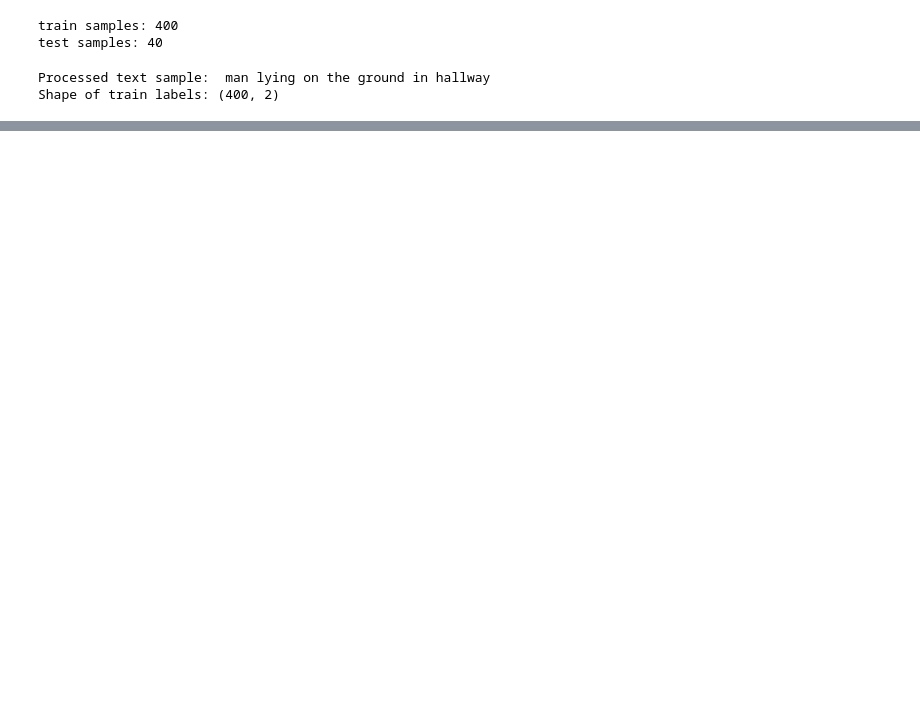
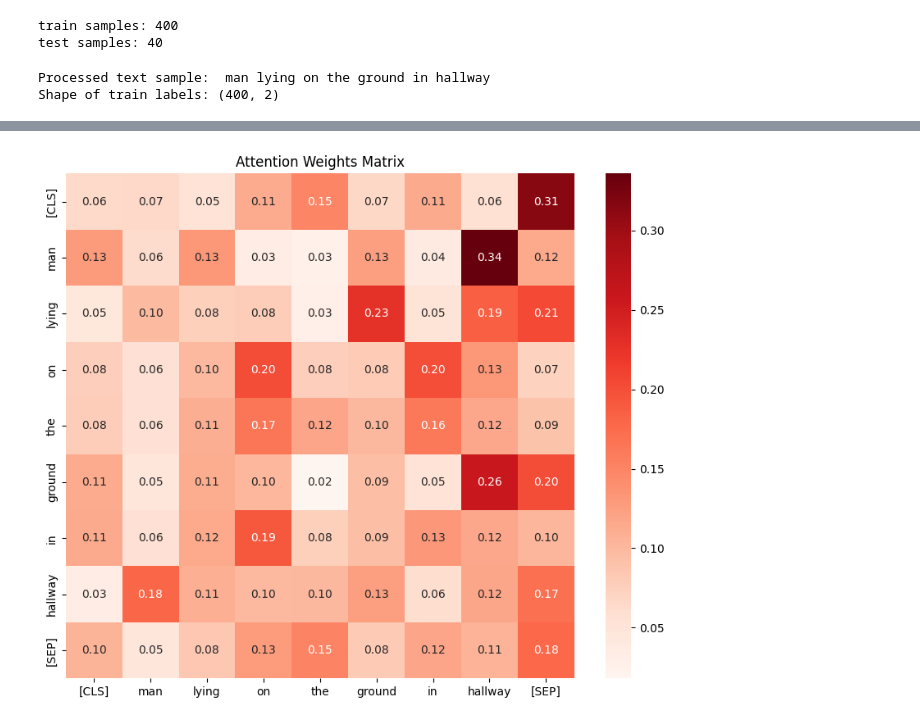
Before and after one commit to qkrwoghd04/binary_classification_using_BERT-ViT, a Jupyter notebook: code/Image&Text_fusion_using_BERT.ipynb, the cells around one changed output, grey strips where cells are left out. Cells and saved outputs as stored; diff of their text form; code cells hidden in the pictures; blank space fills up the shorter version.

```diff
--- a/code/Image&Text_fusion_using_BERT.ipynb
+++ b/code/Image&Text_fusion_using_BERT.ipynb
@@ -245,3 +281,33 @@ den_out, seq_out = bert_layer([input_word_ids, input_mask, segment_ids])
+# %%
+# BERT 모델과 토크나이저 로드
+model = BertModel.from_pretrained('bert-base-uncased', output_attentions=True)
+tokenizer = BertTokenizer.from_pretrained('bert-base-uncased')
+
+# 입력 준비
+text = "man lying on the ground in hallway"
+inputs = tokenizer(text, return_tensors="pt")
+input_ids = inputs["input_ids"]
+
+# 모델 실행
+outputs = model(**inputs)
+
+# Attention weights 추출
+attentions = outputs.attentions  # 각 layer의 attention weights
+
+# 토큰 리스트 얻기
+tokens = tokenizer.convert_ids_to_tokens(input_ids[0])
+
+# 첫 번째 attention layer의 첫 번째 head 선택
+attention = attentions[0][0, 0, :, :].detach().numpy()  # (query_length, key_length)
+
+# 전체 토큰에 대한 attention 시각화
+plt.figure(figsize=(10, 8))
+sns.heatmap(attention, annot=True, cbar=True, fmt=".2f", cmap='Reds', xticklabels=tokens, yticklabels=tokens)
+plt.title("Attention Weights Matrix")
+plt.savefig("/content/drive/MyDrive/heatmap_sentence.png")  # 현재 그림을 파일로 저장
+plt.show()
+# %% [output]
+[figure, added]
 # %%
 # Classification Model
 input_word_ids = layers.Input(shape=(max_length,), dtype=tf.int32,
```
Also changed, not shown: parts of 6 cells of this notebook.
